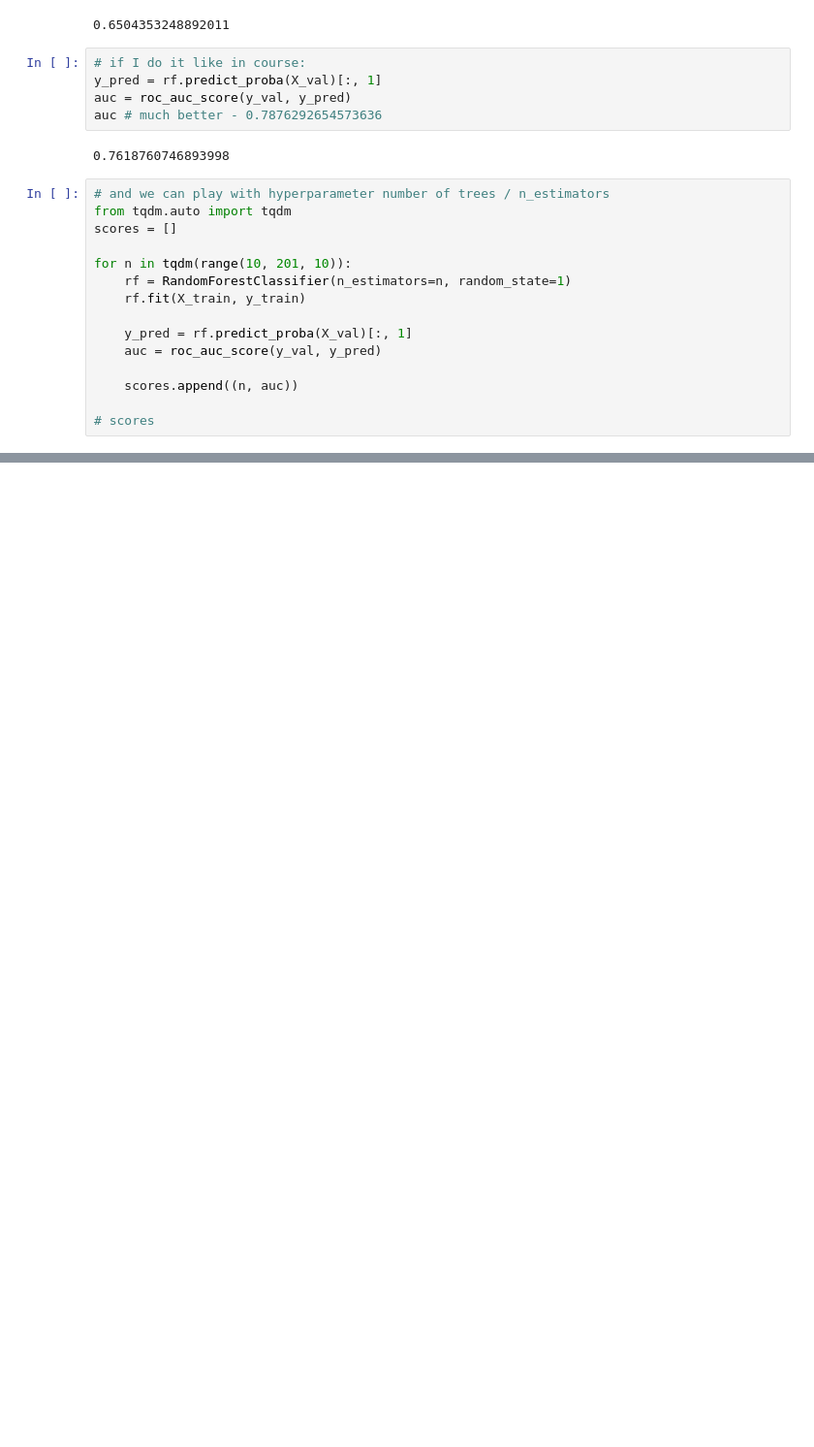
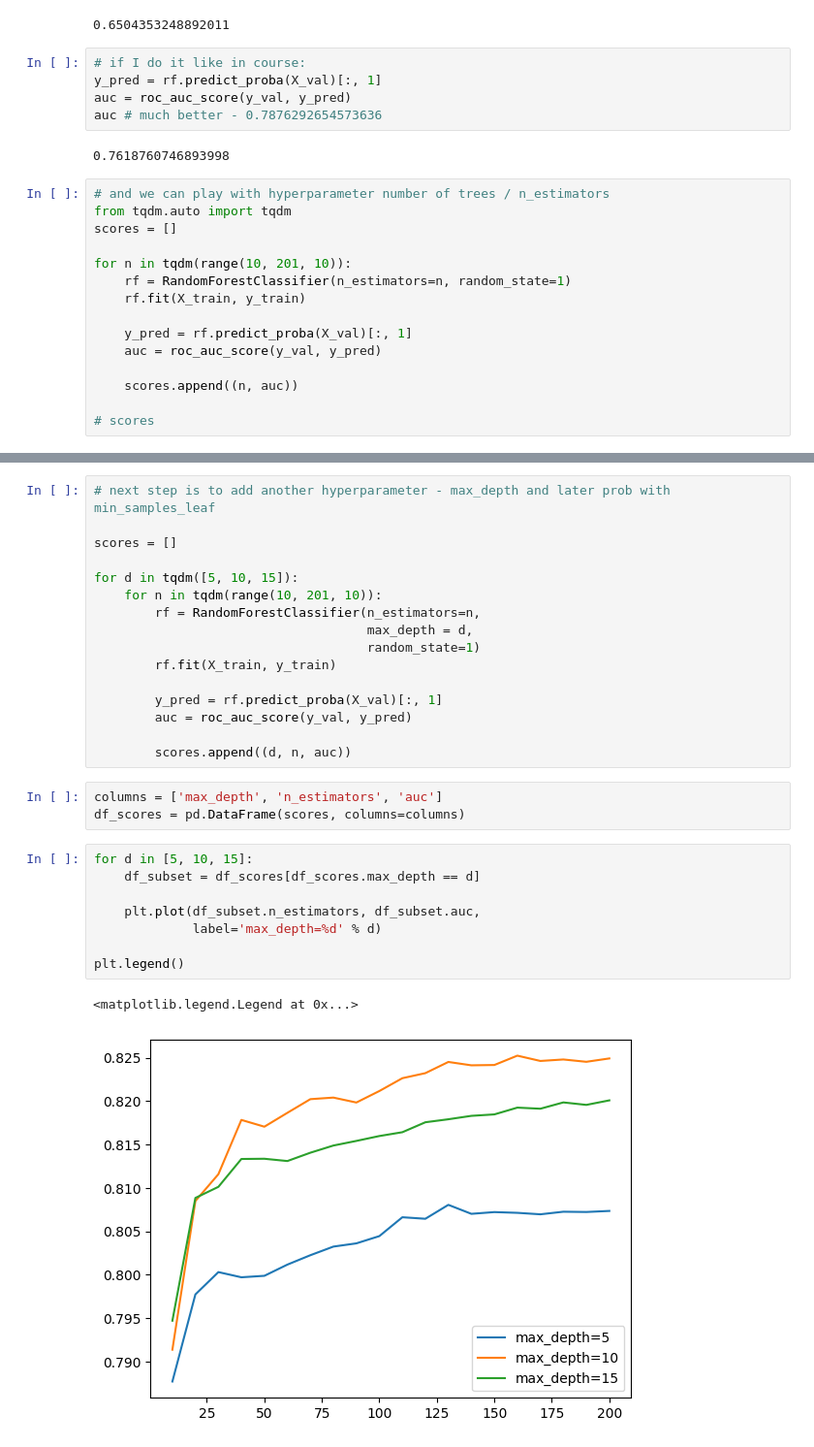
Before and after one commit to denis911/decision-trees-xgboost-kaggle-credit-risk-score, a Jupyter notebook: data prep Kaggle credit score.ipynb, the cells around one changed output, grey strips where cells are left out. Shown: that part at 97% size. Saved outputs shown, nothing was run; the diff lists cells and outputs as text; blank space fills up the shorter version.

```diff
--- a/data prep Kaggle credit score.ipynb
+++ b/data prep Kaggle credit score.ipynb
@@ -546,3 +547,33 @@ plt.plot(df_scores.n_estimators, df_scores.auc)
 # %% [output]
 [<matplotlib.lines.Line2D at 0x...>]
 [figure]
+# %%
+# next step is to add another hyperparameter - max_depth and later prob with min_samples_leaf
+
+scores = []
+
+for d in tqdm([5, 10, 15]):
+    for n in tqdm(range(10, 201, 10)):
+        rf = RandomForestClassifier(n_estimators=n,
+                                    max_depth = d,
+                                    random_state=1)
+        rf.fit(X_train, y_train)
+
+        y_pred = rf.predict_proba(X_val)[:, 1]
+        auc = roc_auc_score(y_val, y_pred)
+
+        scores.append((d, n, auc))
+# %%
+columns = ['max_depth', 'n_estimators', 'auc']
+df_scores = pd.DataFrame(scores, columns=columns)
+# %%
+for d in [5, 10, 15]:
+    df_subset = df_scores[df_scores.max_depth == d]
+
+    plt.plot(df_subset.n_estimators, df_subset.auc,
+             label='max_depth=%d' % d)
+
+plt.legend()
+# %% [output]
+<matplotlib.legend.Legend at 0x...>
+[figure, added]
```
Also changed, not shown: parts of 11 cells of this notebook.
